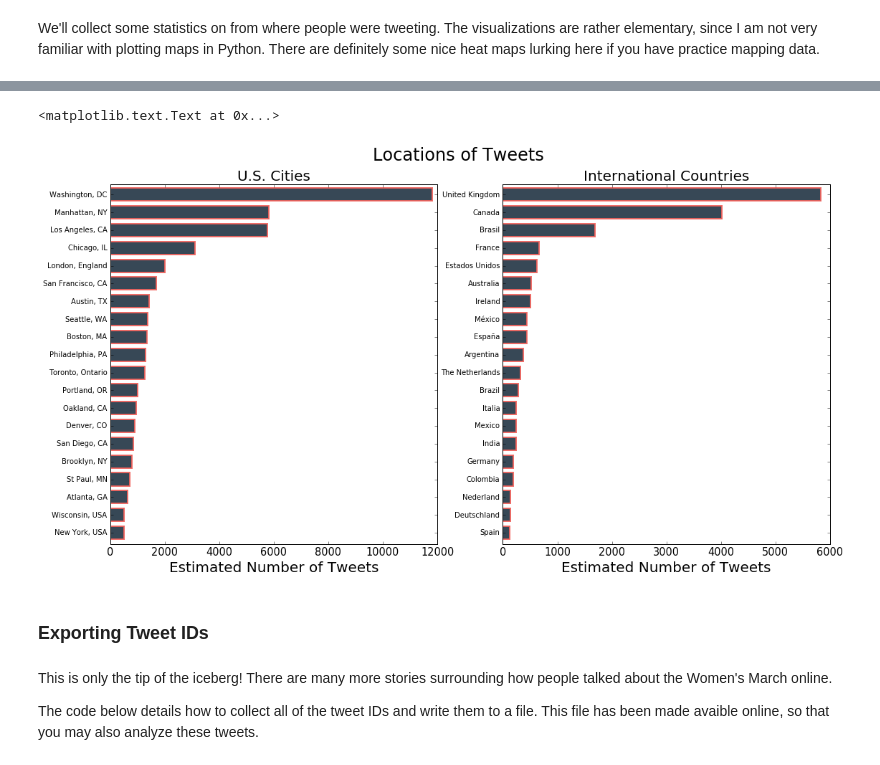
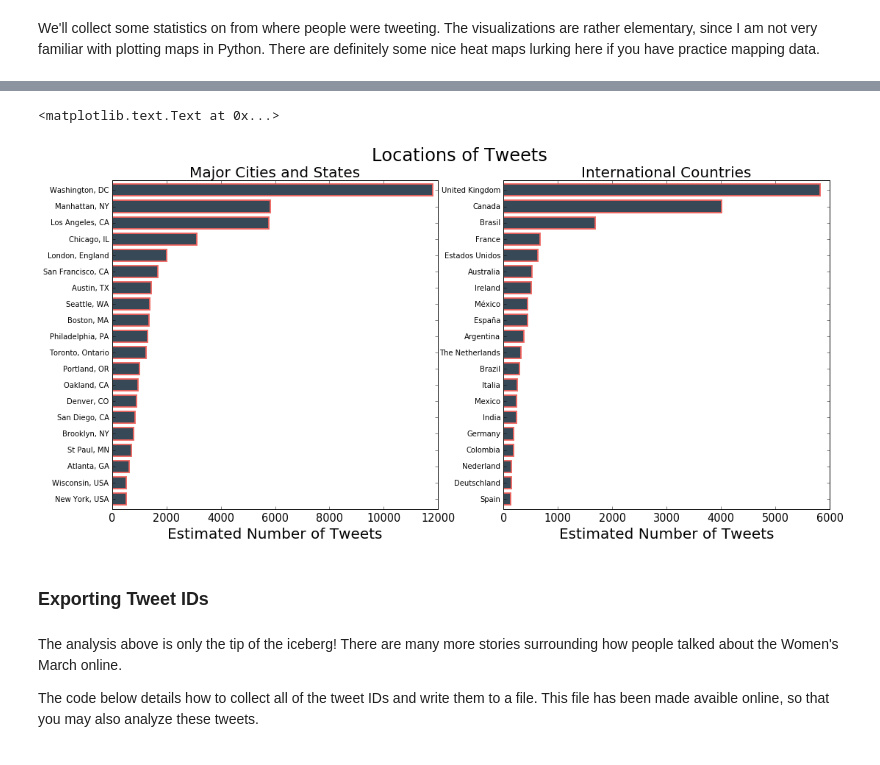
Before and after one commit to ryanjgallagher/blog, a Jupyter notebook: womens_march/notebooks/womens_march.ipynb, the cells around one changed output, grey strips where cells are left out. Drawn from its saved outputs; the diff is of its cells as text; code cells hidden in the pictures.

Commit message:
Minor fix to plot title

```diff
--- a/womens_march/notebooks/womens_march.ipynb
+++ b/womens_march/notebooks/womens_march.ipynb
@@ -513,44 +509,44 @@ scaled_loc_counts = np.array(counts_loc_names)*10
 counts_countries,countries = zip(*sorted([(country2count[loc],loc) for loc in country2count], reverse = True)[1:21])
 scaled_country_counts = np.array(counts_countries)*10
 # %%
-f, (ax1, ax2) = plt.subplots(1, 2, figsize=(18,9))
+f, (ax1, ax2) = plt.subplots(1, 2, figsize=(17.5,8))
 
 ypos = np.arange(len(loc_names))*1.1+.7
 
 # Plot the cities
 ax1.barh(ypos,list(reversed(scaled_loc_counts)), align='center', color = '#213443',
          edgecolor = '#F1625C', linewidth = 2.0, alpha = .9)
 # Tidy up xticks
 for tick in ax1.xaxis.get_major_ticks():
     tick.label.set_fontsize(14.5)
 # Tidy up yticks and limits
 ax1.set_yticks(ypos)
 ax1.set_yticklabels(list(reversed(loc_names)))
 ax1.set_ylim(0, 22.25)
-ax1.set_title('U.S. Cities', fontsize = 20)
+ax1.set_title('Major Cities and States', fontsize = 20)
 ax1.set_xlabel('Estimated Number of Tweets', fontsize = 20)
 
 # Plot the countries
 ax2.barh(ypos,list(reversed(scaled_country_counts)), align='center', color = '#213443',
          edgecolor = '#F1625C', linewidth = 2.0, alpha = .9)
 # Tidy up xticks
 for tick in ax2.xaxis.get_major_ticks():
     tick.label.set_fontsize(14.5)
 # Tidy up yticks and limits
 ax2.set_yticks(ypos)
 ax2.set_yticklabels(list(reversed(countries)))
 ax2.set_ylim(0, 22.25)
 ax2.set_title('International Countries', fontsize = 20)
 ax2.set_xlabel('Estimated Number of Tweets', fontsize = 20)
 
 plt.suptitle('Locations of Tweets', fontsize = 24)
 # %% [output]
 <matplotlib.text.Text at 0x...>
-[figure, old version]
+[figure, new version]
 # %% [markdown]
 ### Exporting Tweet IDs
 # %% [markdown]
-This is only the tip of the iceberg! There are many more stories surrounding how people talked about the Women's March online.
+The analysis above is only the tip of the iceberg! There are many more stories surrounding how people talked about the Women's March online.
 
 The code below details how to collect all of the tweet IDs and write them to a file. This file has been made avaible online, so that you may also analyze these tweets.
 # %%
```
Also changed, not shown: parts of 3 cells of this notebook.
